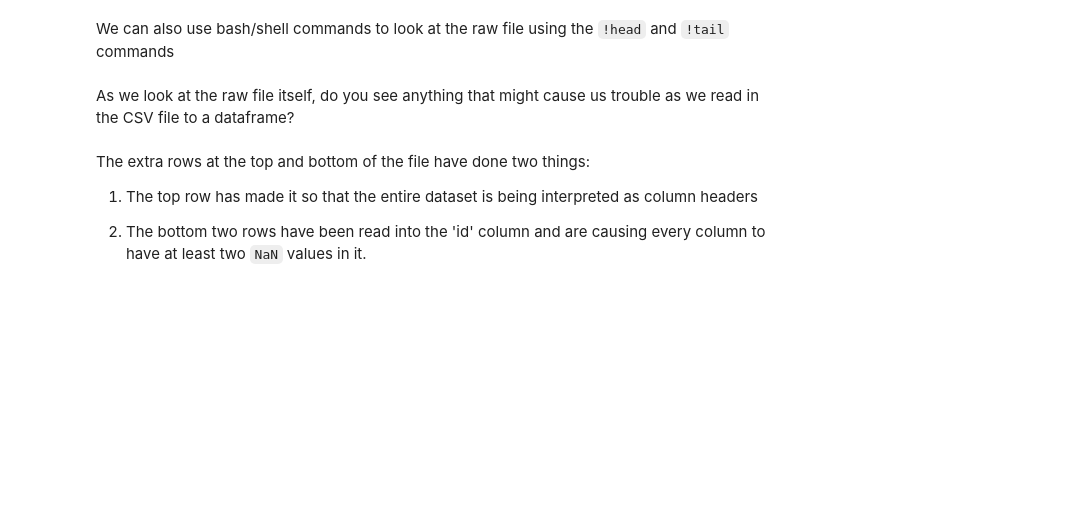
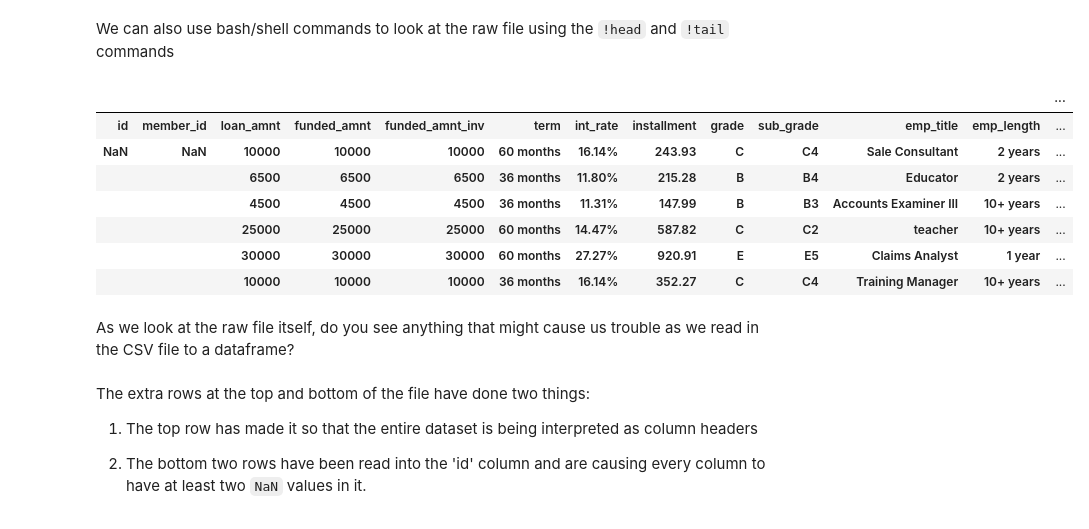
Before and after one commit to rokshana10/DS-Unit-1-Sprint-1-Data-Wrangling-and-Storytelling, a Jupyter notebook: module2-make-features/LS_DS_112_Make_Features/Module 2.ipynb, the cells around one changed output. Cells and saved outputs as stored; diff of their text form; code cells hidden in the pictures; blank space fills up the shorter version.

```diff
--- a/module2-make-features/LS_DS_112_Make_Features/Module 2.ipynb
+++ b/module2-make-features/LS_DS_112_Make_Features/Module 2.ipynb
@@ -361,5 +461,18 @@ We need to use the `!unzip` command to extract the csv from the zipped folder.
 # %% [markdown]
 We can also use bash/shell commands to look at the raw file using the `!head` and `!tail` commands
+# %%
+# Read in the CSV
+loans_df = pd.read_csv('LoanStats_2018Q4.csv')
+loans_df.head(7)
+# %% [output]
+|  |  |  |  |  |  |  |  |  |  |  |  | ... |
+| id | member_id | loan_amnt | funded_amnt | funded_amnt_inv | term | int_rate | installment | grade | sub_grade | emp_title | emp_length | ... |
+| NaN | NaN | 10000 | 10000 | 10000 | 60 months | 16.14% | 243.93 | C | C4 | Sale Consultant | 2 years | ... |
+|  |  | 6500 | 6500 | 6500 | 36 months | 11.80% | 215.28 | B | B4 | Educator | 2 years | ... |
+|  |  | 4500 | 4500 | 4500 | 36 months | 11.31% | 147.99 | B | B3 | Accounts Examiner III | 10+ years | ... |
+|  |  | 25000 | 25000 | 25000 | 60 months | 14.47% | 587.82 | C | C2 | teacher | 10+ years | ... |
+|  |  | 30000 | 30000 | 30000 | 60 months | 27.27% | 920.91 | E | E5 | Claims Analyst | 1 year | ... |
+|  |  | 10000 | 10000 | 10000 | 36 months | 16.14% | 352.27 | C | C4 | Training Manager | 10+ years | ... |
 # %% [markdown]
 As we look at the raw file itself, do you see anything that might cause us trouble as we read in the CSV file to a dataframe?
 # %%
```
Also changed, not shown: parts of 73 cells of this notebook.
